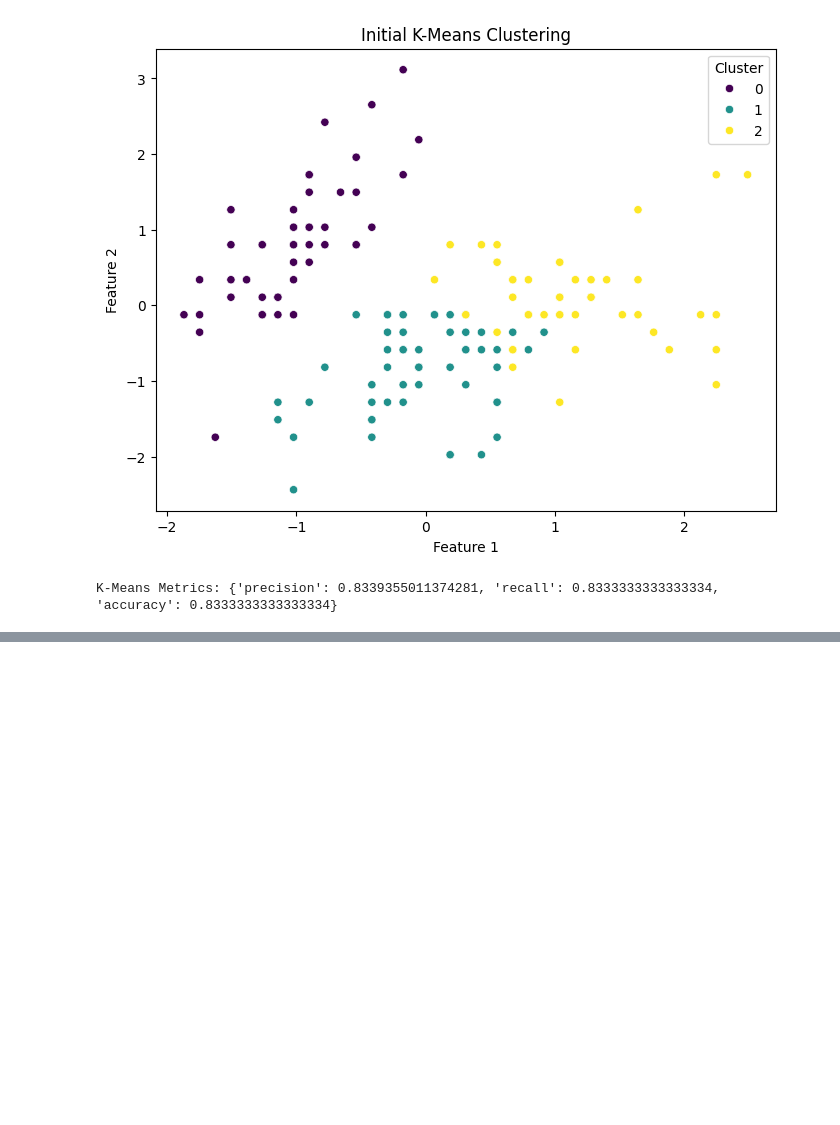
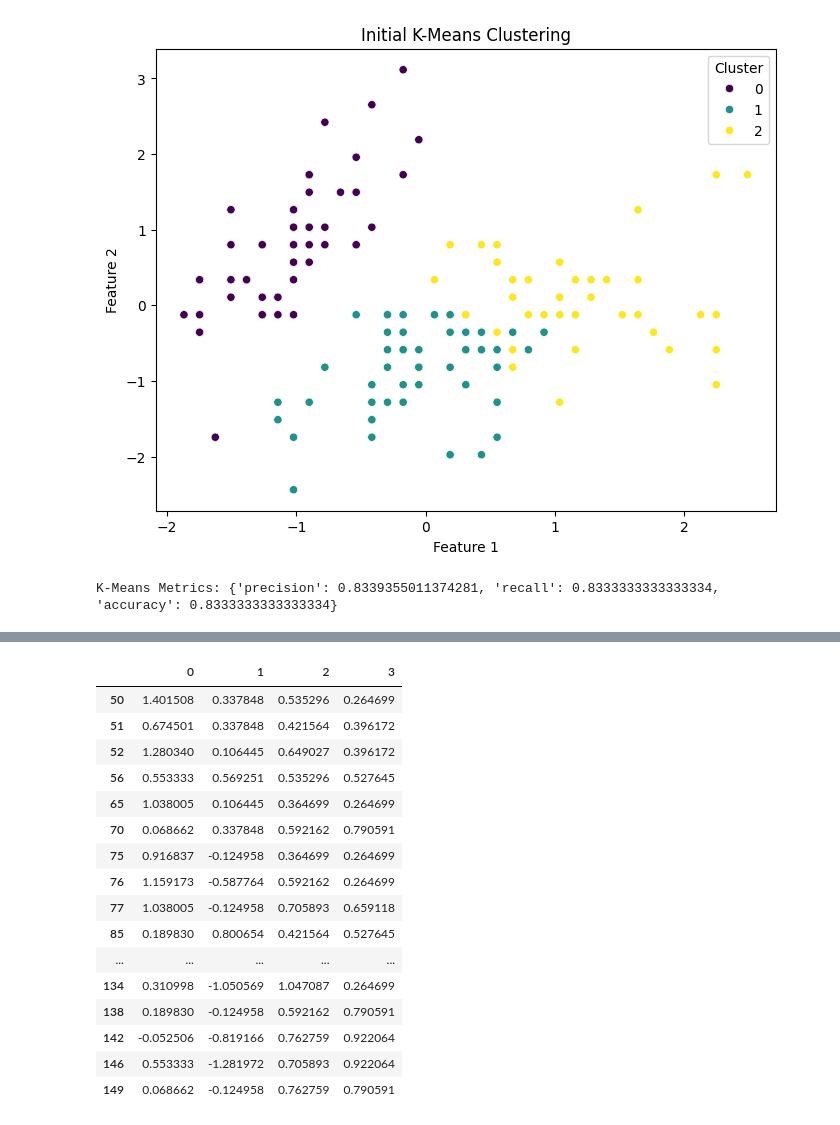
Before and after one commit to AnnaDiana123/BDA_Project, a Jupyter notebook: notebooks/experiment_iris.ipynb, the cells around one changed output, grey strips where cells are left out. Drawn from its saved outputs; the diff is of its cells as text; code cells hidden in the pictures; blank space fills up the shorter version.

```diff
--- a/notebooks/experiment_iris.ipynb
+++ b/notebooks/experiment_iris.ipynb
@@ -108,0 +107,20 @@ Visualizing stable and misclassified points...
+# %%
+data[cluster_labels != original_labels]
+# %% [output]
+|  | 0 | 1 | 2 | 3 |
+| 50 | 1.401508 | 0.337848 | 0.535296 | 0.264699 |
+| 51 | 0.674501 | 0.337848 | 0.421564 | 0.396172 |
+| 52 | 1.280340 | 0.106445 | 0.649027 | 0.396172 |
+| 56 | 0.553333 | 0.569251 | 0.535296 | 0.527645 |
+| 65 | 1.038005 | 0.106445 | 0.364699 | 0.264699 |
+| 70 | 0.068662 | 0.337848 | 0.592162 | 0.790591 |
+| 75 | 0.916837 | -0.124958 | 0.364699 | 0.264699 |
+| 76 | 1.159173 | -0.587764 | 0.592162 | 0.264699 |
+| 77 | 1.038005 | -0.124958 | 0.705893 | 0.659118 |
+| 85 | 0.189830 | 0.800654 | 0.421564 | 0.527645 |
+| ... | ... | ... | ... | ... |
+| 134 | 0.310998 | -1.050569 | 1.047087 | 0.264699 |
+| 138 | 0.189830 | -0.124958 | 0.592162 | 0.790591 |
+| 142 | -0.052506 | -0.819166 | 0.762759 | 0.922064 |
+| 146 | 0.553333 | -1.281972 | 0.705893 | 0.922064 |
+| 149 | 0.068662 | -0.124958 | 0.762759 | 0.790591 |
```
Also changed, not shown: parts of 9 cells of this notebook, 2 other files.
